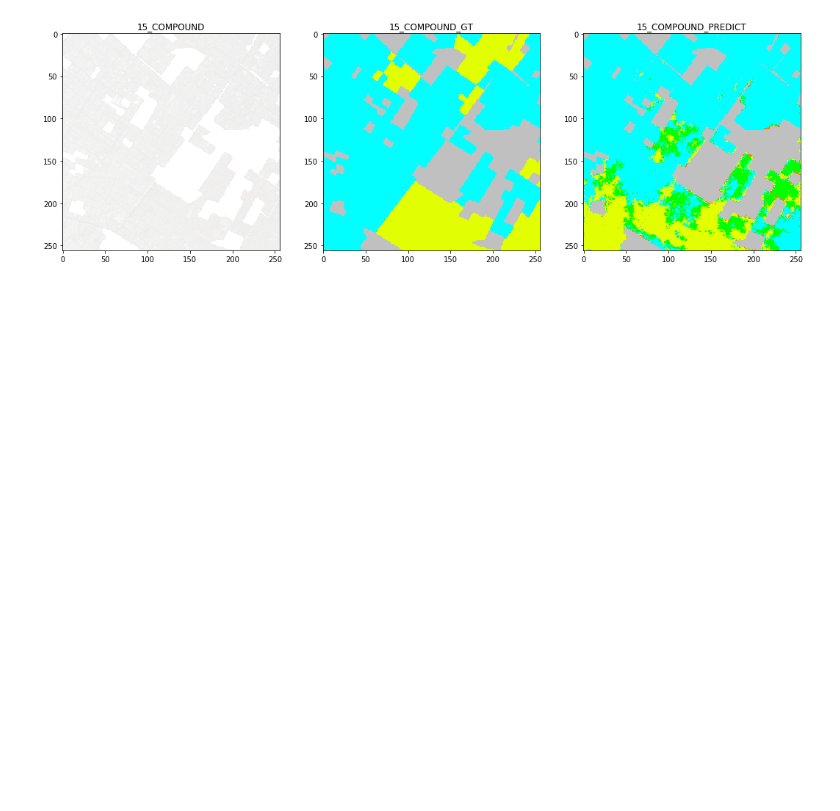
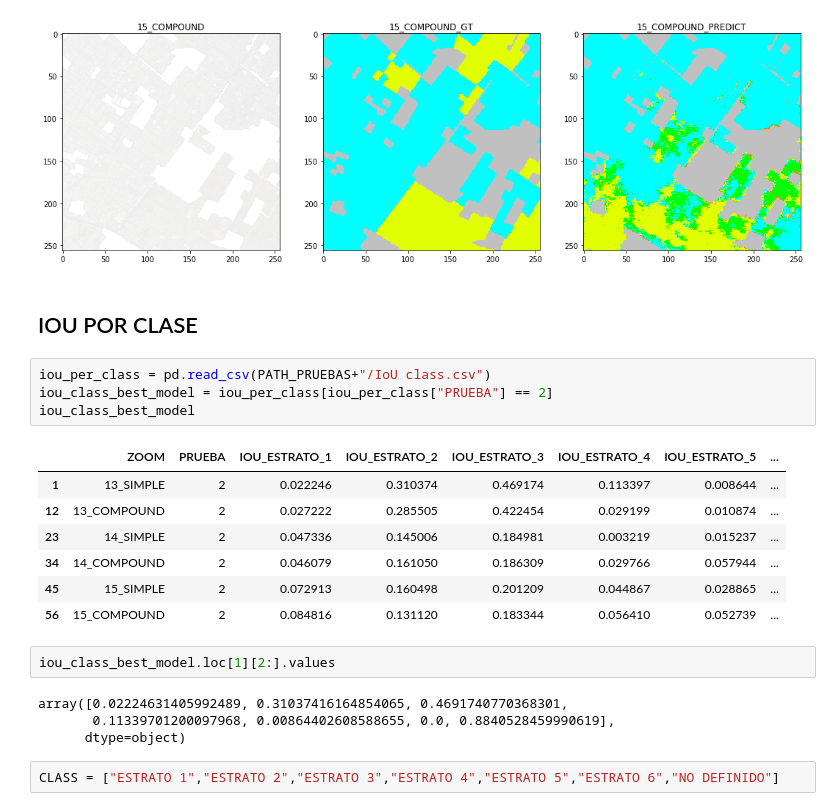
Before and after one commit to DaielChom/proyecto_uis, a Jupyter notebook: 07 - Presentación Resultados.ipynb, the cells around one changed output. Drawn from its saved outputs; the diff is of its cells as text; blank space fills up the shorter version.

```diff
--- a/07 - Presentación Resultados.ipynb
+++ b/07 - Presentación Resultados.ipynb
@@ -287,3 +287,25 @@ titles = [ZOOM, ZOOM+"_GT", ZOOM+"_PREDICT"]
 hp.show_images(images,titles=titles,cols=1)
 # %% [output]
 [figure]
+# %% [markdown]
+## IOU POR CLASE
+# %%
+iou_per_class = pd.read_csv(PATH_PRUEBAS+"/IoU class.csv")
+iou_class_best_model = iou_per_class[iou_per_class["PRUEBA"] == 2]
+iou_class_best_model
+# %% [output]
+|  | ZOOM | PRUEBA | IOU_ESTRATO_1 | IOU_ESTRATO_2 | IOU_ESTRATO_3 | IOU_ESTRATO_4 | IOU_ESTRATO_5 | ... |
+| 1 | 13_SIMPLE | 2 | 0.022246 | 0.310374 | 0.469174 | 0.113397 | 0.008644 | ... |
+| 12 | 13_COMPOUND | 2 | 0.027222 | 0.285505 | 0.422454 | 0.029199 | 0.010874 | ... |
+| 23 | 14_SIMPLE | 2 | 0.047336 | 0.145006 | 0.184981 | 0.003219 | 0.015237 | ... |
+| 34 | 14_COMPOUND | 2 | 0.046079 | 0.161050 | 0.186309 | 0.029766 | 0.057944 | ... |
+| 45 | 15_SIMPLE | 2 | 0.072913 | 0.160498 | 0.201209 | 0.044867 | 0.028865 | ... |
+| 56 | 15_COMPOUND | 2 | 0.084816 | 0.131120 | 0.183344 | 0.056410 | 0.052739 | ... |
+# %%
+iou_class_best_model.loc[1][2:].values
+# %% [output]
+array([0.02224631405992489, 0.31037416164854065, 0.4691740770368301,
+       0.11339701200097968, 0.00864402608588655, 0.0, 0.8840528459990619],
+      dtype=object)
+# %%
+CLASS = ["ESTRATO 1","ESTRATO 2","ESTRATO 3","ESTRATO 4","ESTRATO 5","ESTRATO 6","NO DEFINIDO"]
```
Also changed, not shown: parts of 3 cells of this notebook, 1 other file.
